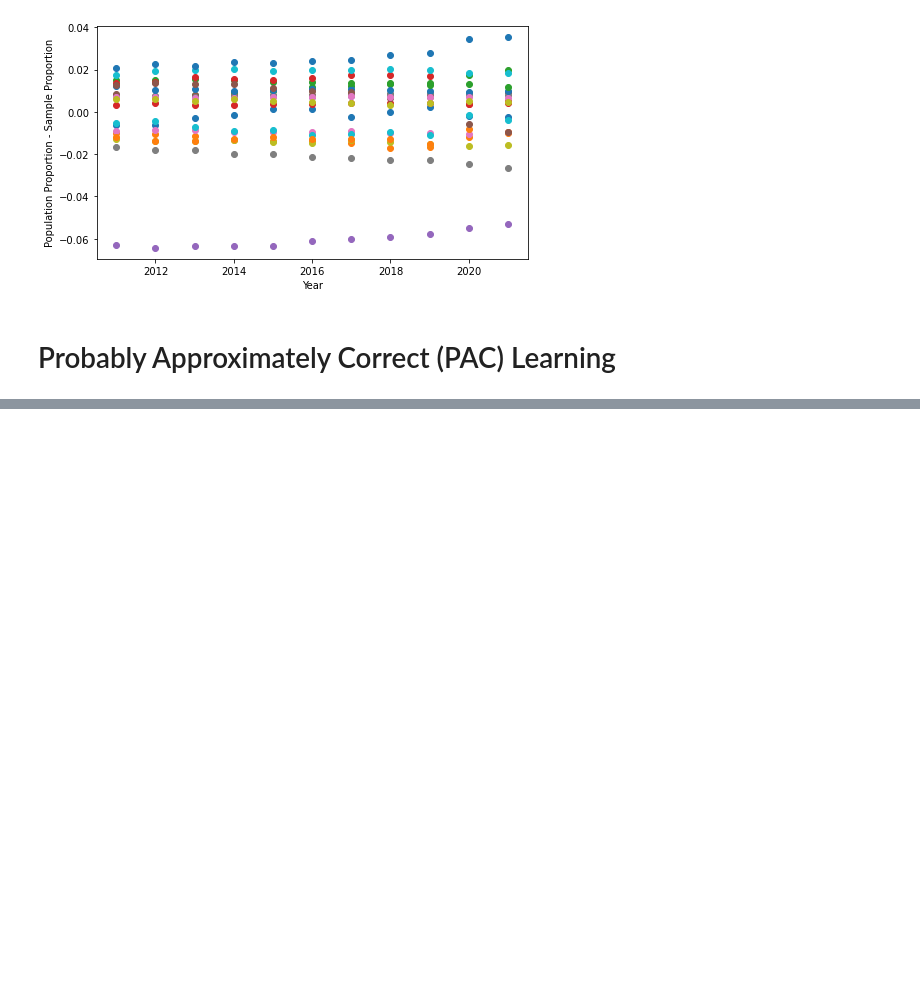
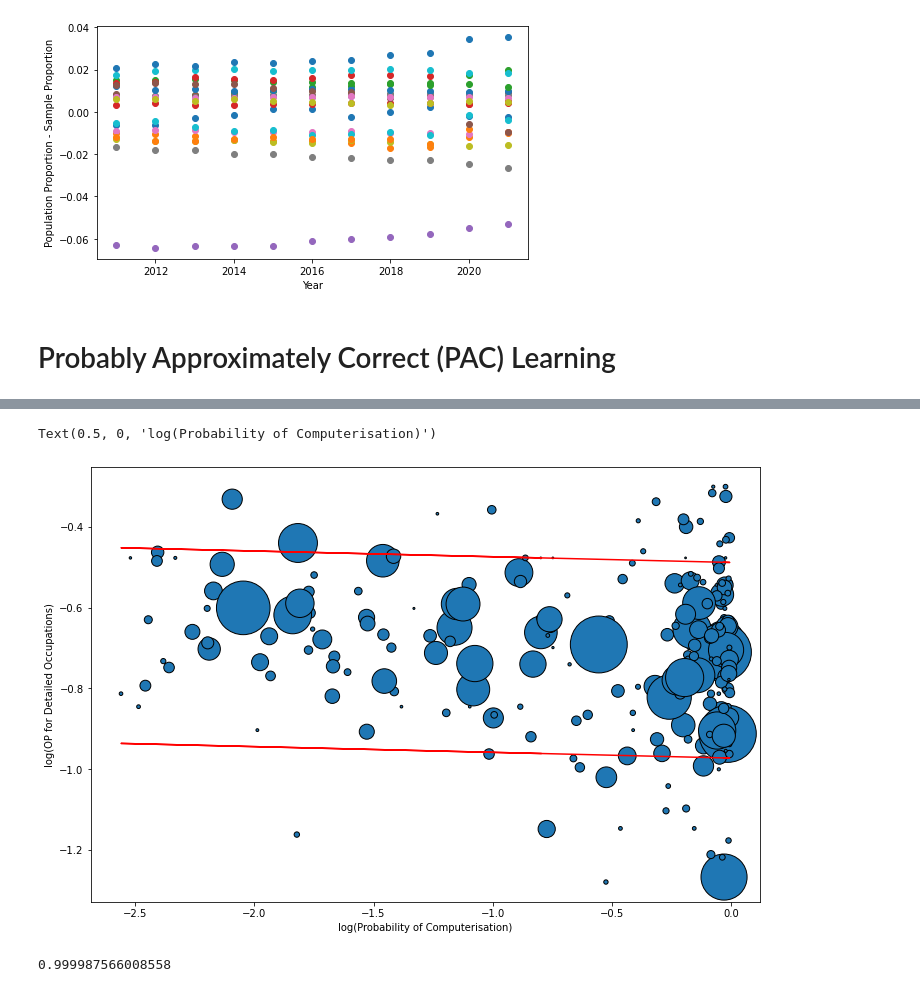
Before and after one commit to terencetan-c/4YP-The-Future-of-Work, a Jupyter notebook: Data modelling/Data modelling OP.ipynb, the cells around one changed output, grey strips where cells are left out. Drawn from its saved outputs; the diff is of its cells as text; code cells hidden in the pictures; blank space fills up the shorter version.

```diff
--- a/Data modelling/Data modelling OP.ipynb
+++ b/Data modelling/Data modelling OP.ipynb
@@ -632,0 +579,9 @@ plt.xlabel('log(Probability of Computerisation)')
+# %%
+m = x_training.size
+epsilon=0.05
+sum=0
+
+for i in range(3):
+    sum=sum+math.comb(m,i)*(epsilon**i)*((1-epsilon)**(m-i))
+
+1-sum
@@ -633,11 +590,12 @@ plt.xlabel('log(Probability of Computerisation)')
 # %%
+joint_auto_nonan_2012=joint_auto_nonan[joint_auto_nonan['Year']==2012]
 joint_auto_nonan_2012_log = joint_auto_nonan_2012.copy()
 joint_auto_nonan_2012_log['Probability of Computerisation']=np.log10(joint_auto_nonan_2012_log['Probability of Computerisation'])
 joint_auto_nonan_2012_log['Old Proportion']=np.log10(joint_auto_nonan_2012_log['Old Proportion'])
 
 training1=joint_auto_nonan_2012_log[['Probability of Computerisation','Old Proportion','Total']]
 # %%
-for i in range(20):
+for i in range(15):
     training1['upper']=training1['Probability of Computerisation']*x2.value[0] + x3.value[0] + x1.value[0]
     training1['lower']=training1['Probability of Computerisation']*x2.value[0] + x3.value[0] - x1.value[0]
 
@@ -666,13 +642,28 @@ for i in range(20):
 # %%
 fig, ax = plt.subplots()
 fig.set_size_inches(12, 8)
 plt.scatter(x_training,y_training,s=weights,edgecolors='black')
 
 plt.plot(training1['Probability of Computerisation'],(training1['Probability of Computerisation']*x2.value[0])+x3.value[0]+x1.value[0],color='r')
 plt.plot(training1['Probability of Computerisation'],(training1['Probability of Computerisation']*x2.value[0])+x3.value[0]-x1.value[0],color='r')
 
 
-plt.ylabel('OP for Detailed Occupations')
-plt.xlabel('Probability of Computerisation')
+plt.ylabel('log(OP for Detailed Occupations)')
+plt.xlabel('log(Probability of Computerisation)')
+# %% [output]
+Text(0.5, 0, 'log(Probability of Computerisation)')
+[figure, added]
 # %%
 training1['Total'].sum()/joint_auto_nonan_2012['Total'].sum()
+# %%
+m = x_training.size
+epsilon=0.20
+r=20
+sum=0
+
+for i in range(3+r):
+    sum=sum+math.comb(m,i)*(epsilon**i)*((1-epsilon)**(m-i))
+
+1-sum
+# %% [output]
+0.999987566008558
```
Also changed, not shown: parts of 14 cells of this notebook, 5 other files.
